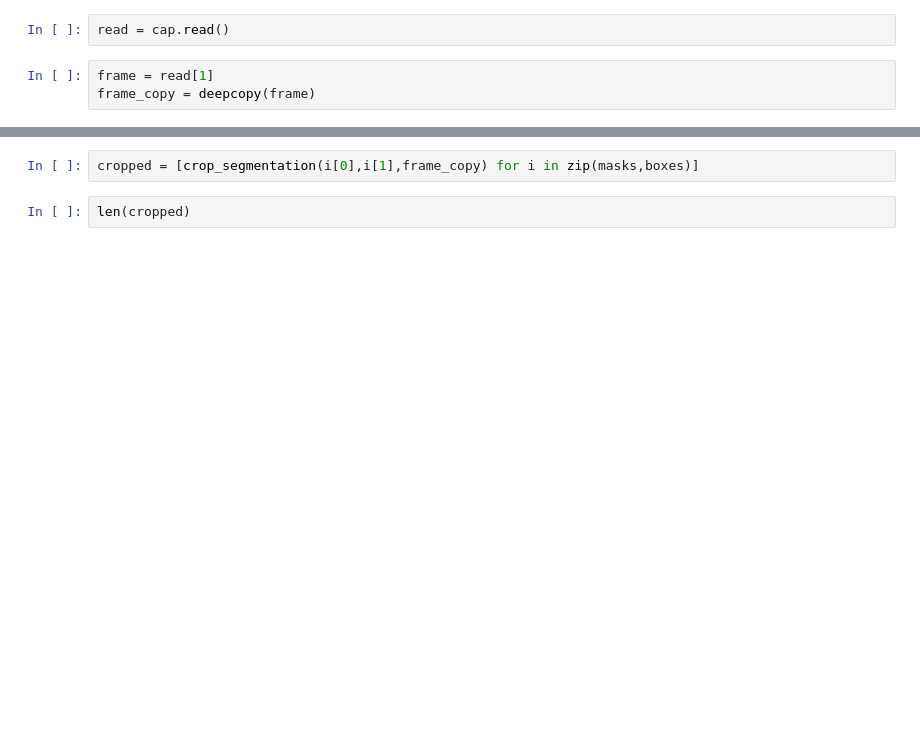
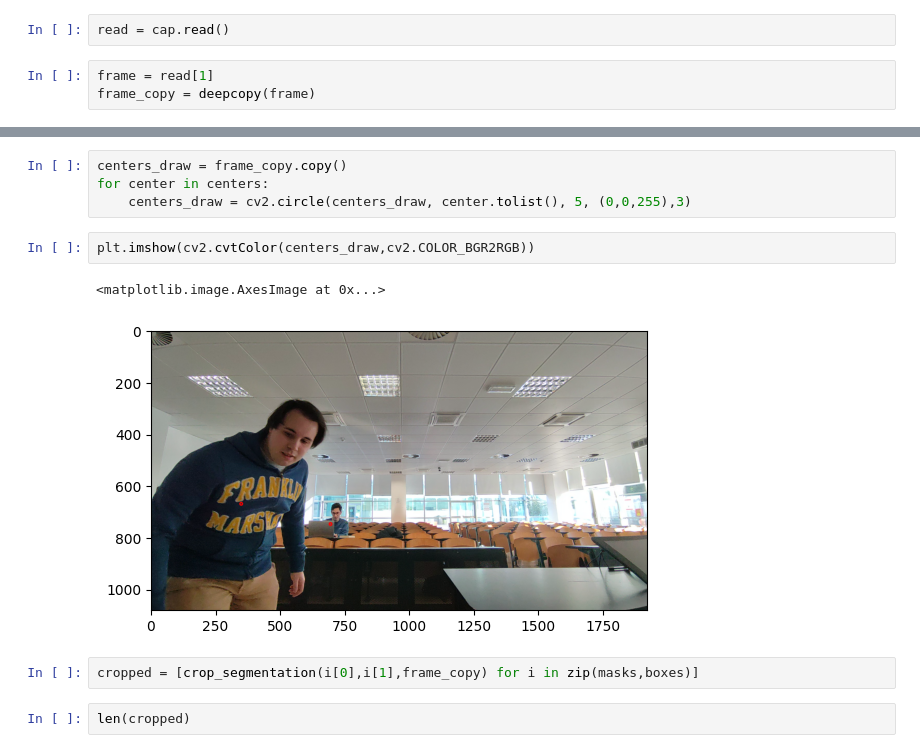
Before and after one commit to jprogrammer13/re-identification, a Jupyter notebook: person_traking_segmentation.ipynb, the cells around one changed output, grey strips where cells are left out. Drawn from its saved outputs; the diff is of its cells as text; blank space fills up the shorter version.

```diff
--- a/person_traking_segmentation.ipynb
+++ b/person_traking_segmentation.ipynb
@@ -52,3 +65,12 @@ boxes = results.boxes.xyxy.numpy()
+# %%
+centers_draw = frame_copy.copy()
+for center in centers:
+    centers_draw = cv2.circle(centers_draw, center.tolist(), 5, (0,0,255),3)
+# %%
+plt.imshow(cv2.cvtColor(centers_draw,cv2.COLOR_BGR2RGB))
+# %% [output]
+<matplotlib.image.AxesImage at 0x...>
+[figure, added]
 # %%
 cropped = [crop_segmentation(i[0],i[1],frame_copy) for i in zip(masks,boxes)]
 # %%
```
Also changed, not shown: parts of 45 cells of this notebook.
